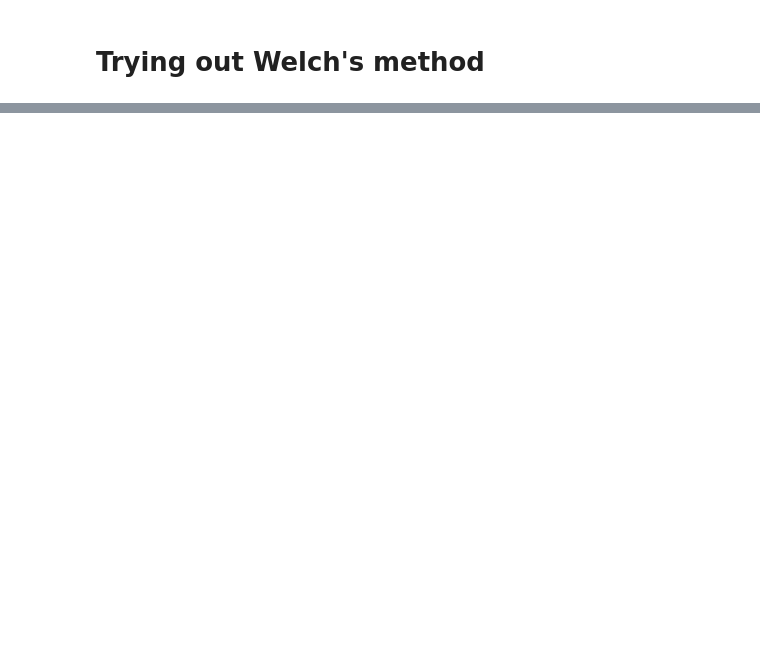
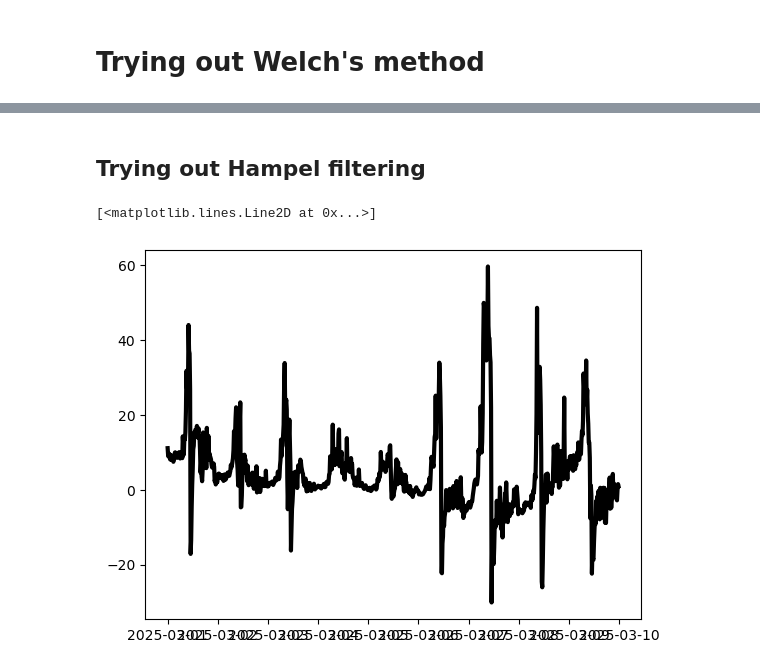
Before and after one commit to zilverband/gasSommar2, a Jupyter notebook: lp_filter_test.ipynb, the cells around one changed output, grey strips where cells are left out. Drawn from its saved outputs; the diff is of its cells as text; code cells hidden in the pictures; blank space fills up the shorter version.

```diff
--- a/lp_filter_test.ipynb
+++ b/lp_filter_test.ipynb
@@ -84,0 +101,37 @@ plt.stem(f*2*np.pi,psd)
+# %%
+from utils_new import lp_filter
+import API_tools as api
+import load_data as ld
+import unit_conversion as uc
+from datetime import datetime as dt
+import matplotlib.pyplot as plt
+import functions.data_processing as dp
+import utils_new as u
+import pandas as pd
+
+sensor = api.load_csv("linkoping2_NO.csv")
+ref, ref_units = ld.load_slb_data("data/refdata/linkoping-kvartar")
+
+for gas in ["NO","NO2","O3","CO"]:
+    ref, ref_units = uc.df_ugm3_to_ppb(ref,ref_units,"NO")
+
+start = dt(2025,3,1)
+end = dt(2025,3,10)
+
+sensor_test = sensor[start:end]
+ref = ref[start:end]
+sensor_test["NO"].plot(legend="Raw signal")
+ref["NO"].plot(legend="Reference signal")
+plt.figure(0)
+plt.show()
+
+sensor_test = sensor_test["NO"]
+sensor_test, ref = u.align_and_resample(sensor_test, ref, '15min')
+
+dates, filtered_signal = lp_filter(sensor_test, 15, 0.0005)
+
+plt.figure(1)
+plt.plot(dates, filtered_signal, color='red', linewidth=3,zorder=2)
+sensor_test.plot(legend="Raw signal",zorder=1)
+ref["NO"].plot(legend="Reference signal")
+plt.legend()
@@ -84,0 +143,13 @@ plt.stem(f*2*np.pi,psd)
+# %% [markdown]
+## Trying out Hampel filtering
+# %%
+dates = sensor_test.index
+data = sensor_test.to_numpy()
+
+hamp_data = u.hampel_filter(data, 10, 0.01)
+
+plt.plot(dates, hamp_data, color='black', linewidth=3, zorder=2)
+plt.plot(dates, sensor_test.to_numpy(), linewidth=1, zorder=1)
+# %% [output]
+[<matplotlib.lines.Line2D at 0x...>]
+[figure, added]
```
Also changed, not shown: parts of 7 cells of this notebook, 1 other file.
